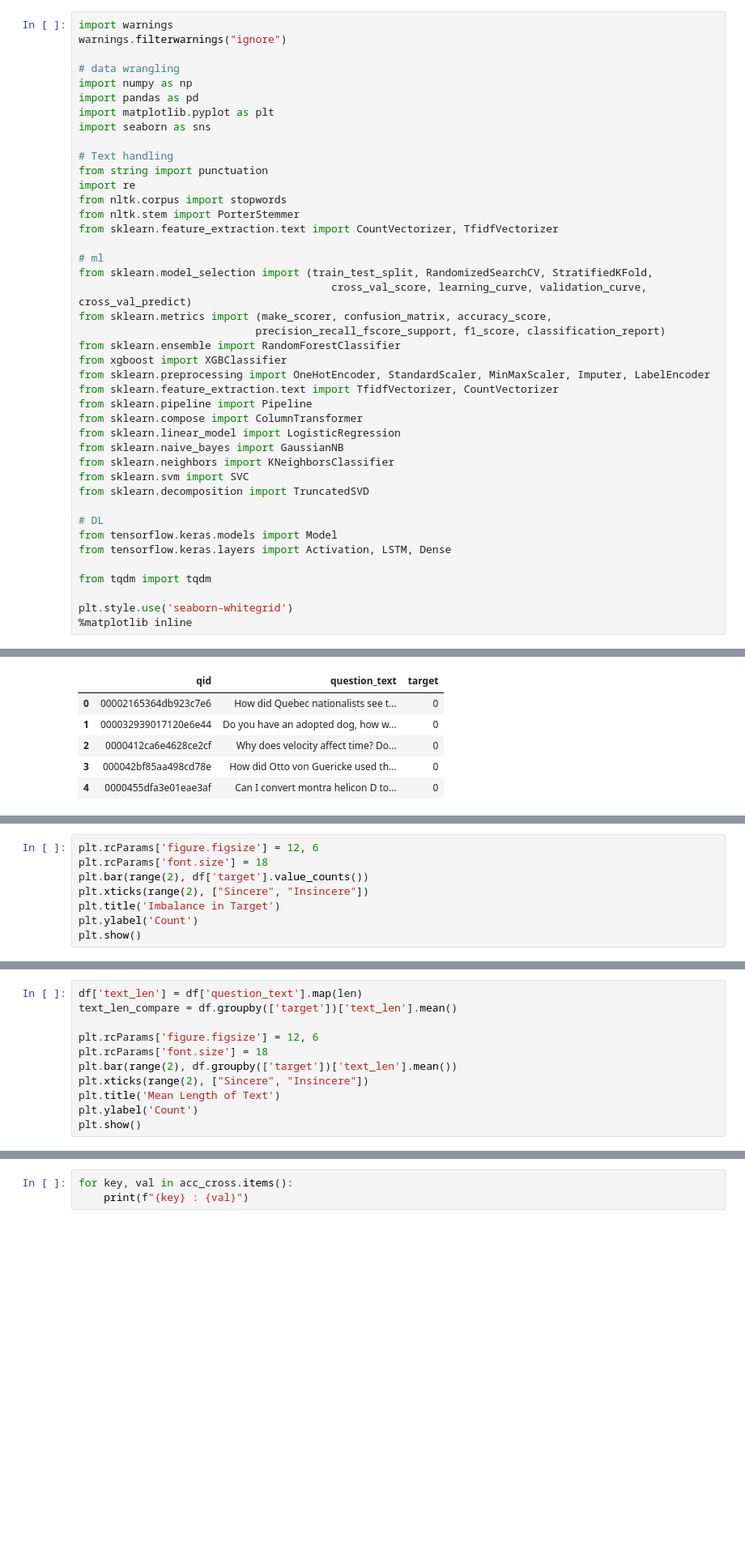
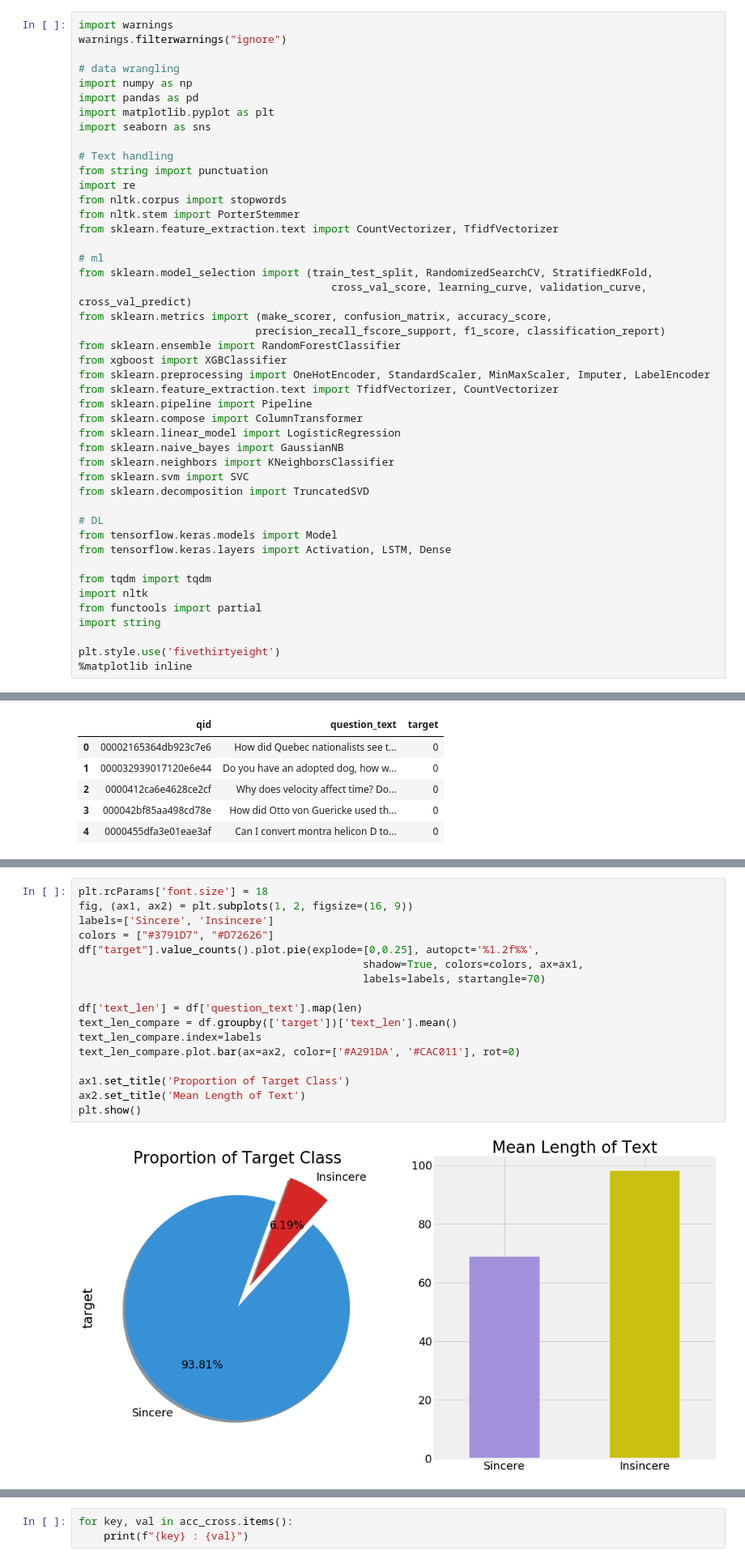
Before and after one commit to Kearlay/NLP-project, a Jupyter notebook: Quora_insincere.ipynb, the cells around one changed output, grey strips where cells are left out. Shown at 81% size. Cells and saved outputs as stored; diff of their text form; blank space fills up the shorter version.

Commit message:
plots completed

```diff
--- a/Quora_insincere.ipynb
+++ b/Quora_insincere.ipynb
@@ -80,7 +80,10 @@ from tensorflow.keras.models import Model
 from tensorflow.keras.layers import Activation, LSTM, Dense
 
 from tqdm import tqdm
+import nltk
+from functools import partial
+import string
 
-plt.style.use('seaborn-whitegrid')
+plt.style.use('fivethirtyeight')
 %matplotlib inline
 # %% [markdown]
@@ -153,8 +156,0 @@ df[df['target']==0].sample(10)
-# %%
-plt.rcParams['figure.figsize'] = 12, 6
-plt.rcParams['font.size'] = 18
-plt.bar(range(2), df['target'].value_counts())
-plt.xticks(range(2), ["Sincere", "Insincere"])
-plt.title('Imbalance in Target')
-plt.ylabel('Count')
-plt.show()
@@ -173,11 +156,0 @@ TypeError: 'method' object is not iterable
-# %%
-df['text_len'] = df['question_text'].map(len)
-text_len_compare = df.groupby(['target'])['text_len'].mean()
-
-plt.rcParams['figure.figsize'] = 12, 6
-plt.rcParams['font.size'] = 18
-plt.bar(range(2), df.groupby(['target'])['text_len'].mean())
-plt.xticks(range(2), ["Sincere", "Insincere"])
-plt.title('Mean Length of Text')
-plt.ylabel('Count')
-plt.show()
@@ -258,0 +164,19 @@ plt.show()
+# %%
+plt.rcParams['font.size'] = 18
+fig, (ax1, ax2) = plt.subplots(1, 2, figsize=(16, 9))
+labels=['Sincere', 'Insincere']
+colors = ["#3791D7", "#D72626"]
+df["target"].value_counts().plot.pie(explode=[0,0.25], autopct='%1.2f%%',
+                                             shadow=True, colors=colors, ax=ax1,
+                                             labels=labels, startangle=70)
+
+df['text_len'] = df['question_text'].map(len)
+text_len_compare = df.groupby(['target'])['text_len'].mean()
+text_len_compare.index=labels
+text_len_compare.plot.bar(ax=ax2, color=['#A291DA', '#CAC011'], rot=0)
+
+ax1.set_title('Proportion of Target Class')
+ax2.set_title('Mean Length of Text')
+plt.show()
+# %% [output]
+[figure, added]
```
Also changed, not shown: parts of 76 cells of this notebook.
